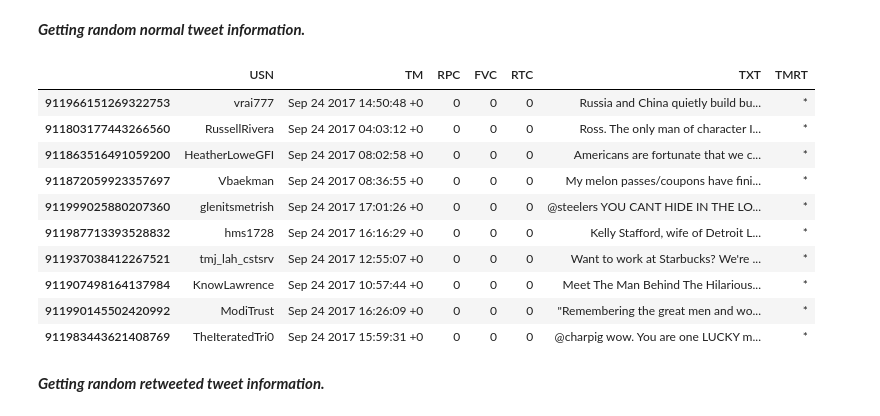
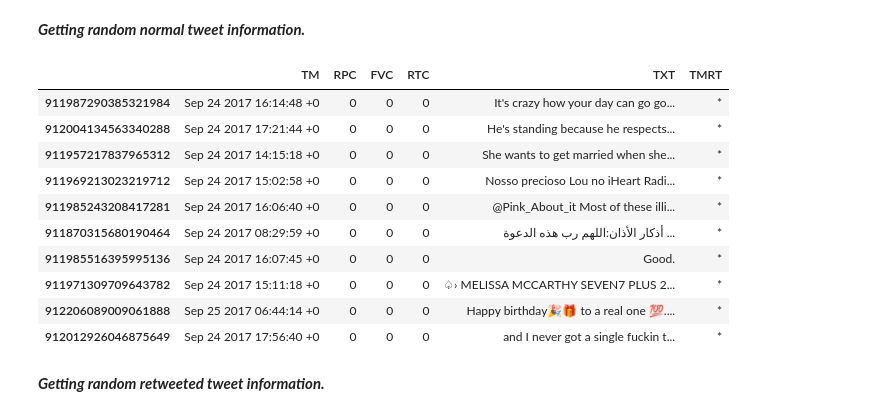
Before and after one commit to stressosaurus/raw-data-twitter-tweets-stream, a Jupyter notebook: INSTRUCTIONS.ipynb, the cells around one changed output. Saved outputs shown, nothing was run; the diff lists cells and outputs as text; code cells hidden in the pictures.

```diff
--- a/INSTRUCTIONS.ipynb
+++ b/INSTRUCTIONS.ipynb
@@ -88,7 +84,7 @@ As an example, we use the subset tweets taken from 09/23/2017-09/24/2017 (PST) [
 # %%
 stream = 'A'
 date_range = '09232017-09242017'
-T, U = tw.read_csv(stream,date_range,dtype=str,subset=True,
+T, U = tw.read_csv(stream,date_range,dtype=str,subset=False,
                    which_set='merged',which_set_params=['hashtag','a'])
 # %% [markdown]
 #### 2.2 Time-line of Twitter Counts.
@@ -144,19 +140,19 @@ The above figure shows a venn diagram of the four categories of tweets. We can s
 ***Getting random normal tweet information.***
 # %%
 NRT_ids = T.index[T['NRT'] == '1'].tolist()
-T.loc[np.random.choice(NRT_ids,size=10,replace=False),['USN','TM','RPC','FVC','RTC','TXT','TMRT']]
+T.loc[np.random.choice(NRT_ids,size=10,replace=False),['TM','RPC','FVC','RTC','TXT','TMRT']]
 # %% [output]
-|  | USN | TM | RPC | FVC | RTC | TXT | TMRT |
-| 911966151269322753 | vrai777 | Sep 24 2017 14:50:48 +0 | 0 | 0 | 0 | Russia and China quietly build bu... | * |
-| 911803177443266560 | RussellRivera | Sep 24 2017 04:03:12 +0 | 0 | 0 | 0 | Ross. The only man of character I... | * |
-| 911863516491059200 | HeatherLoweGFI | Sep 24 2017 08:02:58 +0 | 0 | 0 | 0 | Americans are fortunate that we c... | * |
-| 911872059923357697 | Vbaekman | Sep 24 2017 08:36:55 +0 | 0 | 0 | 0 | My melon passes/coupons have fini... | * |
-| 911999025880207360 | glenitsmetrish | Sep 24 2017 17:01:26 +0 | 0 | 0 | 0 | @steelers YOU CANT HIDE IN THE LO... | * |
-| 911987713393528832 | hms1728 | Sep 24 2017 16:16:29 +0 | 0 | 0 | 0 | Kelly Stafford, wife of Detroit L... | * |
-| 911937038412267521 | tmj_lah_cstsrv | Sep 24 2017 12:55:07 +0 | 0 | 0 | 0 | Want to work at Starbucks? We're ... | * |
-| 911907498164137984 | KnowLawrence | Sep 24 2017 10:57:44 +0 | 0 | 0 | 0 | Meet The Man Behind The Hilarious... | * |
-| 911990145502420992 | ModiTrust | Sep 24 2017 16:26:09 +0 | 0 | 0 | 0 | "Remembering the great men and wo... | * |
-| 911983443621408769 | TheIteratedTri0 | Sep 24 2017 15:59:31 +0 | 0 | 0 | 0 | @charpig wow. You are one LUCKY m... | * |
+|  | TM | RPC | FVC | RTC | TXT | TMRT |
+| 911987290385321984 | Sep 24 2017 16:14:48 +0 | 0 | 0 | 0 | It's crazy how your day can go go... | * |
+| 912004134563340288 | Sep 24 2017 17:21:44 +0 | 0 | 0 | 0 | He's standing because he respects... | * |
+| 911957217837965312 | Sep 24 2017 14:15:18 +0 | 0 | 0 | 0 | She wants to get married when she... | * |
+| 911969213023219712 | Sep 24 2017 15:02:58 +0 | 0 | 0 | 0 | Nosso precioso Lou no iHeart Radi... | * |
+| 911985243208417281 | Sep 24 2017 16:06:40 +0 | 0 | 0 | 0 | @Pink_About_it Most of these illi... | * |
+| 911870315680190464 | Sep 24 2017 08:29:59 +0 | 0 | 0 | 0 | أذكار الأذان:اللهم رب هذه الدعوة ... | * |
+| 911985516395995136 | Sep 24 2017 16:07:45 +0 | 0 | 0 | 0 | Good. | * |
+| 911971309709643782 | Sep 24 2017 15:11:18 +0 | 0 | 0 | 0 | ♤› MELISSA MCCARTHY SEVEN7 PLUS 2... | * |
+| 912206089009061888 | Sep 25 2017 06:44:14 +0 | 0 | 0 | 0 | Happy birthday🎉🎁 to a real one 💯.... | * |
+| 912012926046875649 | Sep 24 2017 17:56:40 +0 | 0 | 0 | 0 | and I never got a single fuckin t... | * |
 # %% [markdown]
 ***Getting random retweeted tweet information.***
 # %%
```
Also changed, not shown: parts of 10 cells of this notebook, 13 other files.
